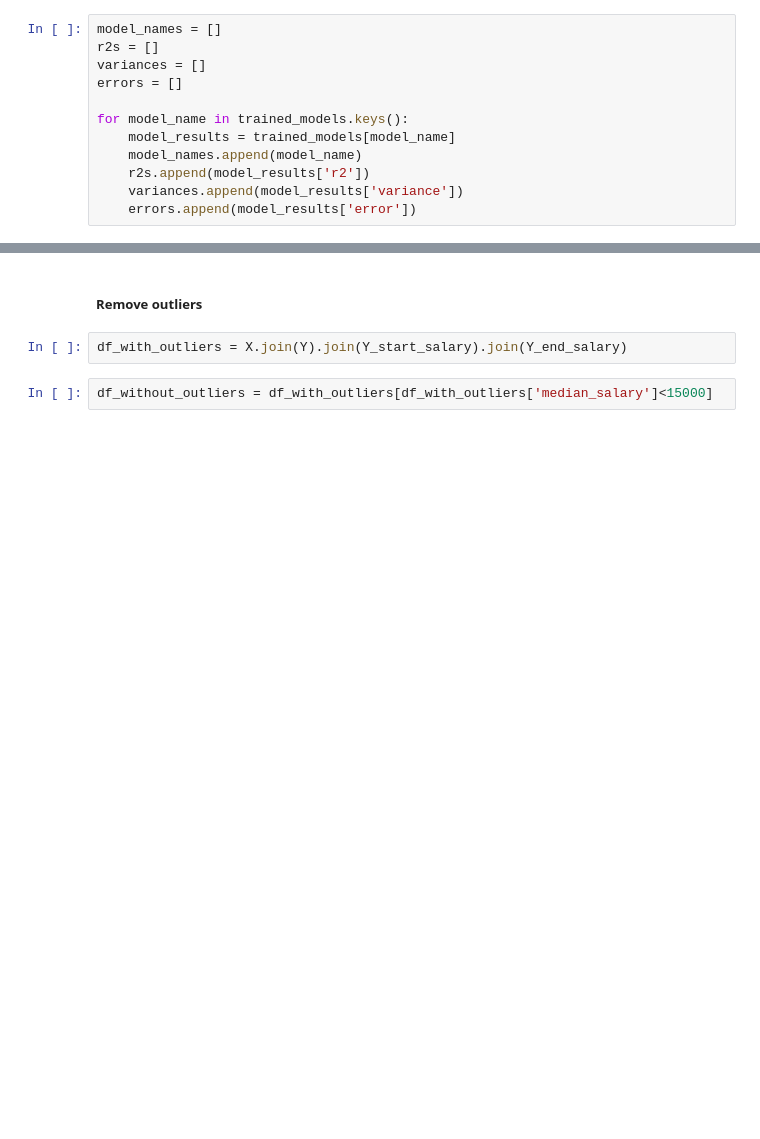
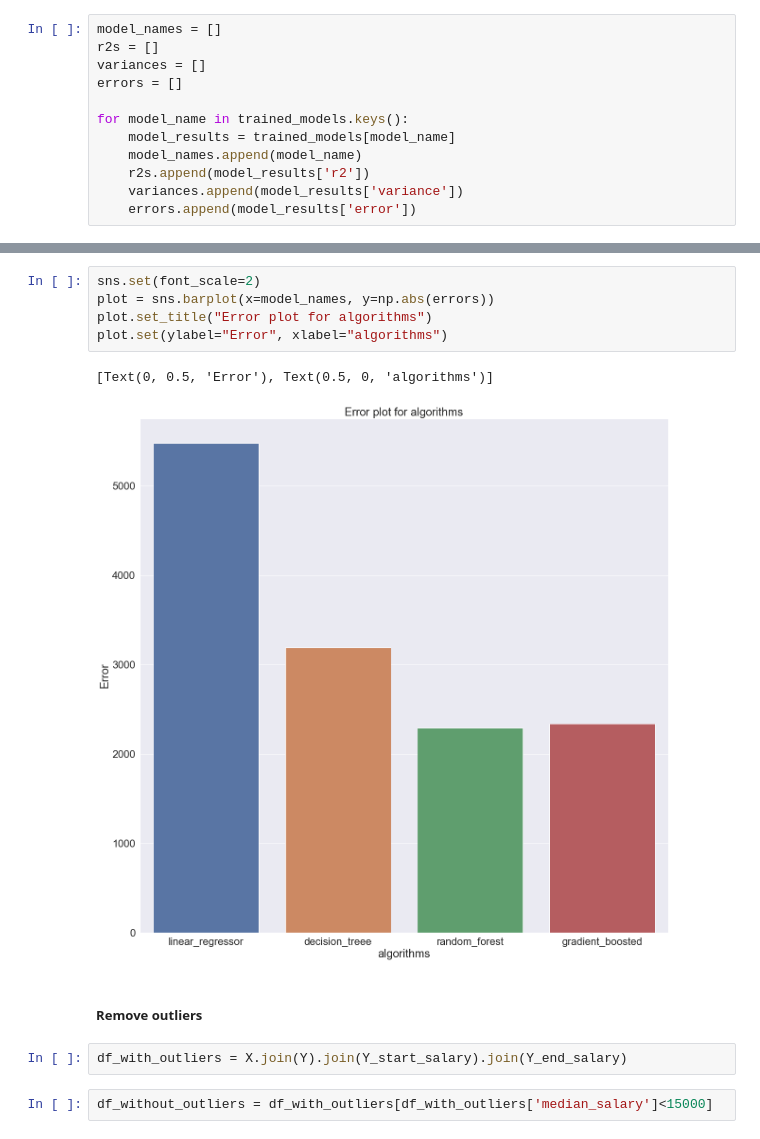
Before and after one commit to roosern-dev/Malaysia_data_jobs_analysis, a Jupyter notebook: data/cleaning.ipynb, the cells around one changed output, grey strips where cells are left out. Saved outputs shown, nothing was run; the diff lists cells and outputs as text; blank space fills up the shorter version.

```diff
--- a/data/cleaning.ipynb
+++ b/data/cleaning.ipynb
@@ -1275,3 +1337,11 @@ for model_name in trained_models.keys():
+# %%
+sns.set(font_scale=2)
+plot = sns.barplot(x=model_names, y=np.abs(errors))
+plot.set_title("Error plot for algorithms")
+plot.set(ylabel="Error", xlabel="algorithms")
+# %% [output]
+[Text(0, 0.5, 'Error'), Text(0.5, 0, 'algorithms')]
+[figure, added]
 # %% [markdown]
 ##### Remove outliers
 # %%
```
Also changed, not shown: parts of 24 cells of this notebook, 22 other files.
